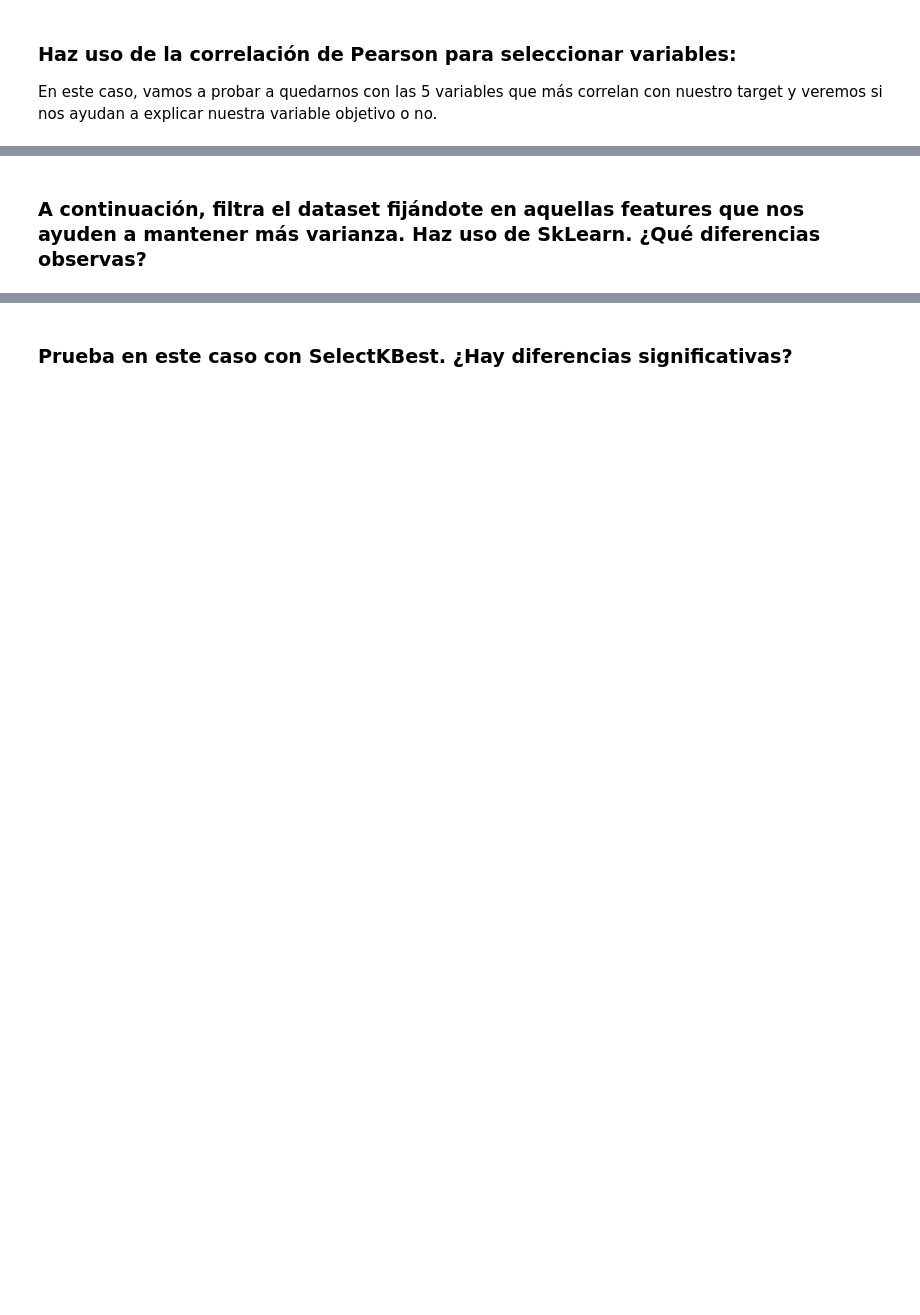
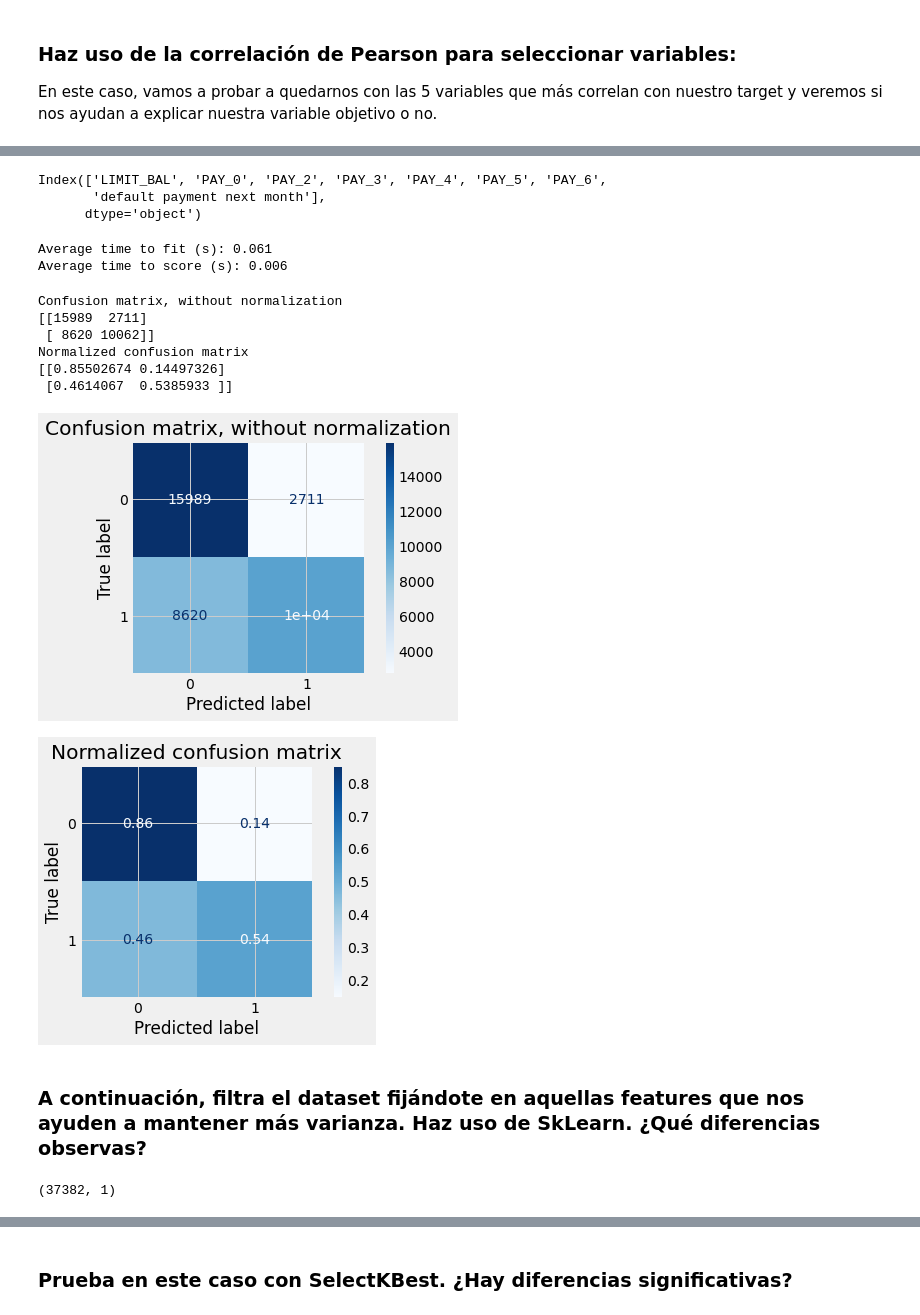
Before and after one commit to albertoromv/thebridge_ft_abr21, a Jupyter notebook: 3-Machine Learning/3-No supervisado/3- Feature Selection/Feature_selection_ejercicio.ipynb, the cells around one changed output, grey strips where cells are left out. Drawn from its saved outputs; the diff is of its cells as text; code cells hidden in the pictures; blank space fills up the shorter version.

```diff
--- a/3-Machine Learning/3-No supervisado/3- Feature Selection/Feature_selection_ejercicio.ipynb
+++ b/3-Machine Learning/3-No supervisado/3- Feature Selection/Feature_selection_ejercicio.ipynb
@@ -51,4 +305,49 @@ En este caso, vamos a probar a quedarnos con las 5 variables que más correlan c
+# %%
+highly_correlated_features = train_set.columns[train_set.corr()['default payment next month'].abs() > 0.2]
+# %%
+highly_correlated_features
+# %% [output]
+Index(['LIMIT_BAL', 'PAY_0', 'PAY_2', 'PAY_3', 'PAY_4', 'PAY_5', 'PAY_6',
+       'default payment next month'],
+      dtype='object')
+# %%
+highly_correlated_features = highly_correlated_features.drop("default payment next month")
+# quitamos el target por estar correlado consigo mismo
+# %%
+# incluimos solo las variables más correladas
+X_subsetted = X_train[highly_correlated_features]
+
+grid_corr = get_best_model_and_accuracy(DecisionTreeClassifier(), tree_params, X_subsetted, y_train);
+# %% [output]
+Average time to fit (s): 0.061
+Average time to score (s): 0.006
+# %%
+titles_options = [("Confusion matrix, without normalization", None),
+                  ("Normalized confusion matrix", "true")]
+for title, normalize in titles_options:
+    disp = plot_confusion_matrix(grid_corr, X_subsetted, y_train,
+                                display_labels = ['0', '1'],
+                                cmap = plt.cm.Blues,
+                                normalize = normalize)
+    disp.ax_.set_title(title)
+
+    print(title)
+    print(disp.confusion_matrix)
+# %% [output]
+Confusion matrix, without normalization
+[[15989  2711]
+ [ 8620 10062]]
+Normalized confusion matrix
+[[0.85502674 0.14497326]
+ [0.4614067  0.5385933 ]]
+[figure, added]
+[figure, added]
 # %% [markdown]
 ### A continuación, filtra el dataset fijándote en aquellas features que nos ayuden a mantener más varianza. Haz uso de SkLearn. ¿Qué diferencias observas?
 # %%
 # code
+from sklearn.feature_selection import VarianceThreshold
+X_varianza = VarianceThreshold(0.2).fit_transform(X_train)
+X_varianza.shape
+# %% [output]
+(37382, 1)
```
Also changed, not shown: parts of 23 cells of this notebook, 2 other files.
